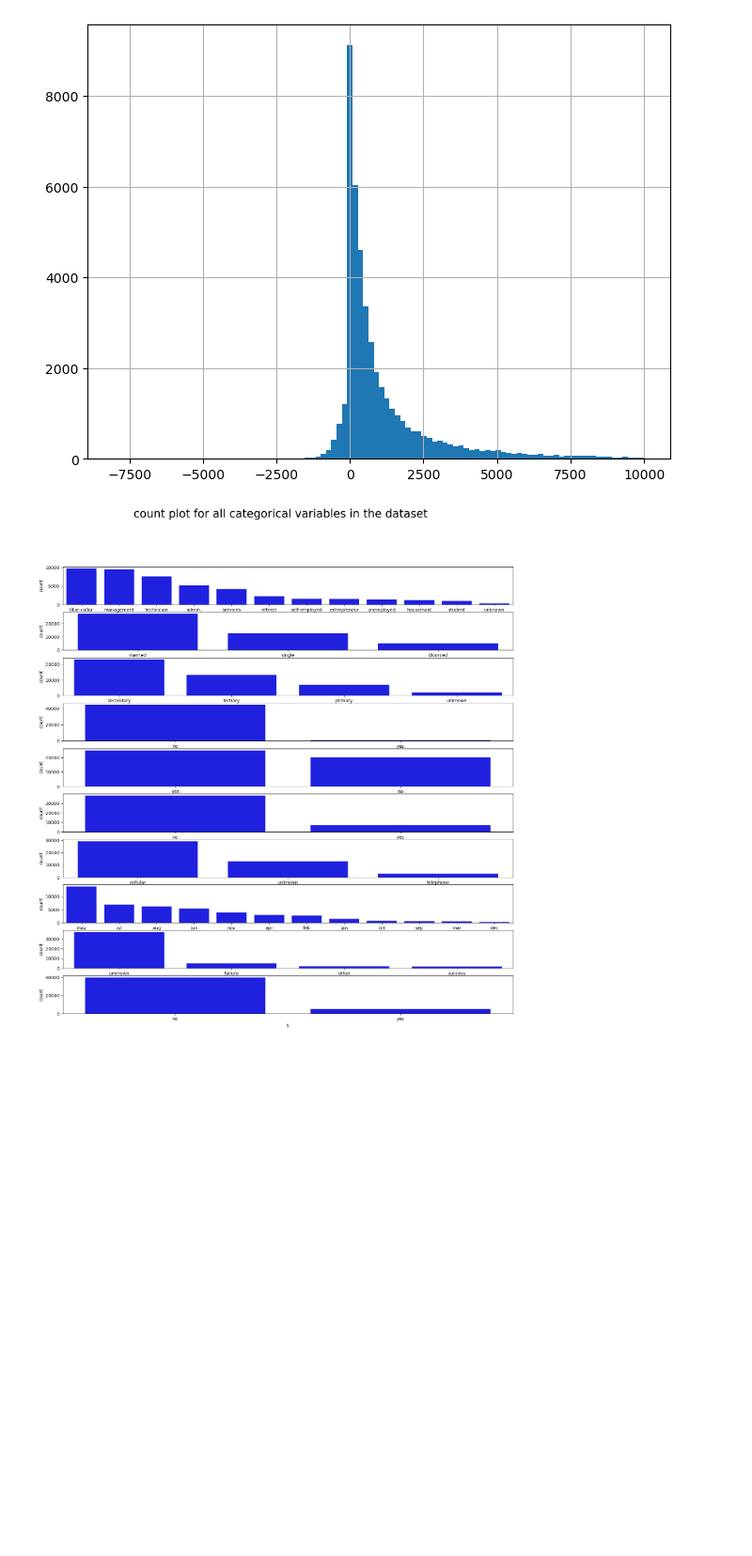
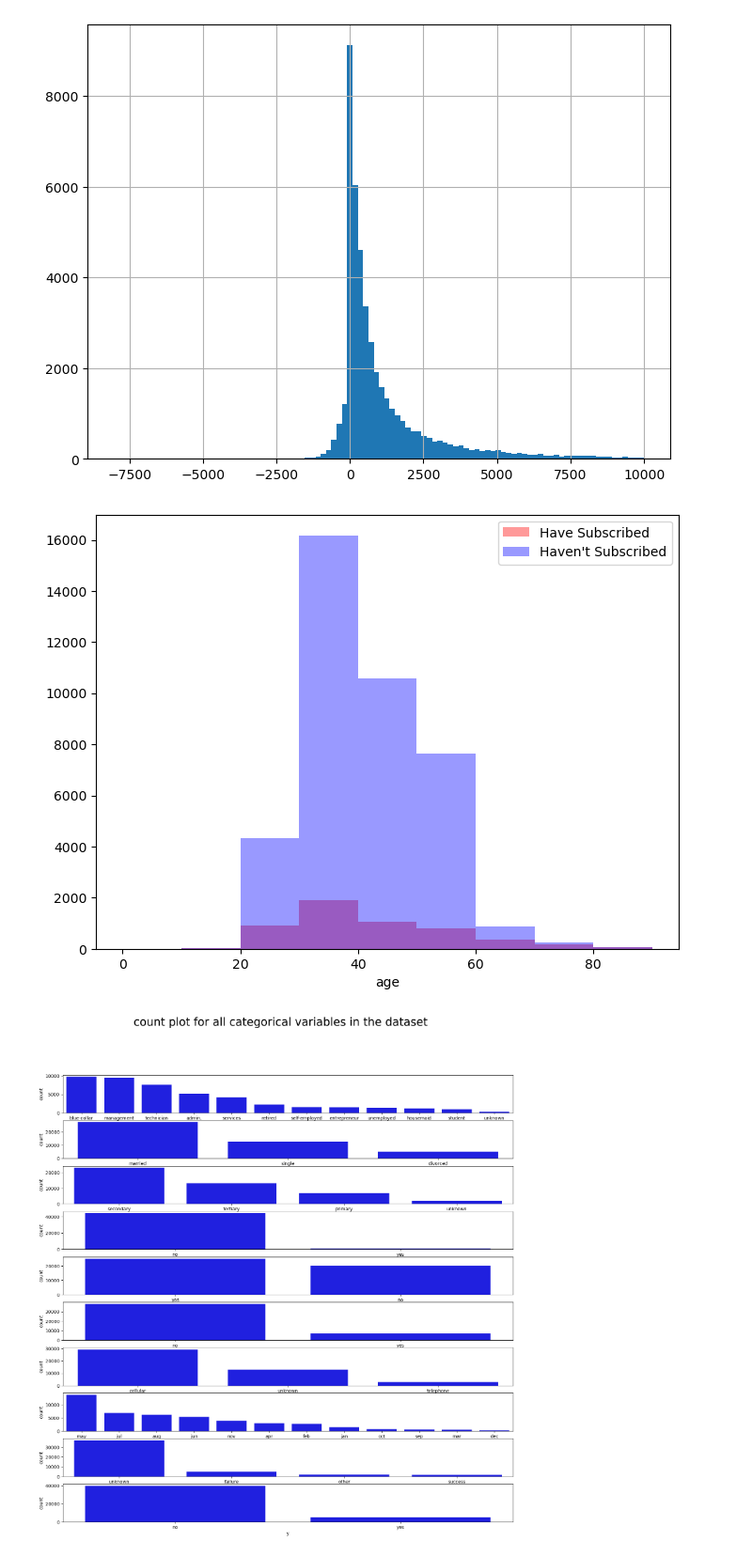
Before and after one commit to mobinghasemi/Classification_Algs_on_BankDataSet, a Jupyter notebook: ML_Algorithms.ipynb, the cells around one changed output. Shown at 94% size. Drawn from its saved outputs; the diff is of its cells as text; code cells hidden in the pictures; blank space fills up the shorter version.

```diff
--- a/ML_Algorithms.ipynb
+++ b/ML_Algorithms.ipynb
@@ -415,6 +395,18 @@ df['balance'][df['balance'] < 10000].hist(bins=100)
 # %% [output]
 <Axes: >
 [figure]
+# %%
+#Age group
+bins = range(0, 100, 10)
+ax = sns.distplot(df.age[df.y=='yes'],
+              color='red', kde=False, bins=bins, label='Have Subscribed')
+sns.distplot(df.age[df.y=='no'],
+         ax=ax,  # Overplots on first plot
+         color='blue', kde=False, bins=bins, label="Haven't Subscribed")
+plt.legend()
+plt.show()
+# %% [output]
+[figure, added]
 # %%
 fig, axes = plt.subplots(10, 1, figsize = (18, 18))
 fig.suptitle('count plot for all categorical variables in the dataset', fontsize=25)
```
Also changed, not shown: parts of 22 cells of this notebook.
